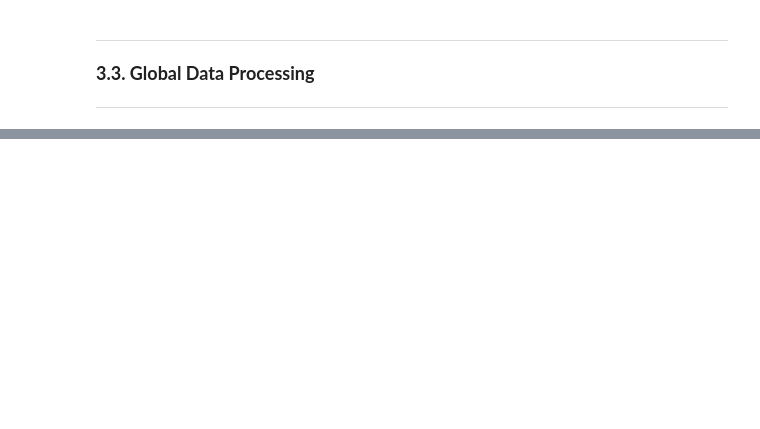
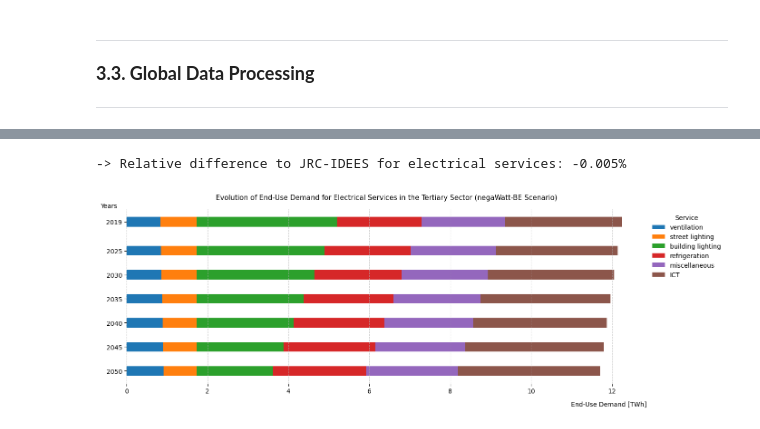
Before and after one commit to laterrea/negaWatt-BE, a Jupyter notebook: nW_BE_demand_model_buildings.ipynb, the cells around one changed output, grey strips where cells are left out. Drawn from its saved outputs; the diff is of its cells as text; code cells hidden in the pictures; blank space fills up the shorter version.

```diff
--- a/nW_BE_demand_model_buildings.ipynb
+++ b/nW_BE_demand_model_buildings.ipynb
@@ -1155,0 +1148,52 @@ dtype: float64
+# %%
+# Tertiary Sector - Electrical Energy Services
+ees_TS_tot = {
+    'ventilation':        linear_growth(2019,           ref_TS_ees_vnt*df_SUF["population [person]"][2019]          *1e-9,
+                                        2050,           trg_TS_ees_vnt*df_SUF["population [person]"][2050]          *1e-9, years), # [TWh] kWh/person * person
+    'street lighting':    linear_growth(2019,           ref_TS_ees_slt*df_SUF["population [person]"][2019]          *1e-9,
+                                        2050,           trg_TS_ees_slt*df_SUF["population [person]"][2050]          *1e-9, years), # [TWh] kWh/person * person
+    'building lighting':  linear_growth(2019,           ref_TS_ees_blt*df_SUF["population [person]"][2019]          *1e-9,
+                                        2050,           trg_TS_ees_blt*df_SUF["population [person]"][2050]          *1e-9, years), # [TWh] kWh/person * person
+    'refrigeration':      linear_growth(2019,           ref_TS_ees_frg*df_SUF["population [person]"][2019]          *1e-9,
+                                        2050,           trg_TS_ees_frg*df_SUF["population [person]"][2050]          *1e-9, years), # [TWh] kWh/person * person
+    'miscellaneous':      linear_growth(2019,           ref_TS_ees_msc*df_SUF["population [person]"][2019]          *1e-9,
+                                        2050,           trg_TS_ees_msc*df_SUF["population [person]"][2050]          *1e-9, years), # [TWh] kWh/person * person
+    'ICT':                linear_growth(2019,           ref_TS_ees_ict*df_SUF["population [person]"][2019]          *1e-9,
+                                        2050,           trg_TS_ees_ict*df_SUF["population [person]"][2050]          *1e-9, years), # [TWh] kWh/person * person
+}
+if post_process:
+    total_TWh  = sum(val[0] for val in ees_TS_tot.values())
+    total_ktoe = total_TWh*1e+3/ktoe_to_GWh
+    print(f'-> Relative difference to JRC-IDEES for electrical services: {round(100*(1052.489-total_ktoe)/1052.489,3)}%')
+    # === PLOT ===
+    df_ees_TS_tot = pd.DataFrame(ees_TS_tot, index=years)
+    dfes = df_ees_TS_tot
+    fig1, ax = plt.subplots(figsize=(14, 5))
+    bottom = np.zeros(len(dfes))
+    colors = plt.cm.tab10.colors # default matplotlib palette
+    # Thicker bars → control via height argument
+    bar_height = 2.0  # default is ~0.8; increase to 0.9–1.0 for thicker bars
+    for i, activity in enumerate(dfes.columns):
+        ax.barh(dfes.index, dfes[activity],
+                left=bottom, label=activity,
+                color=colors[i % len(colors)],
+                height=bar_height)
+        bottom += dfes[activity]
+    ax.set_xlabel("End-Use Demand [TWh]", fontsize=10, ha='right', va='top')
+    ax.xaxis.set_label_coords(1, -0.1)
+    ax.set_ylabel("Years", fontsize=10, rotation=0, ha='left', va='bottom')
+    ax.yaxis.set_label_coords(-0.05, 1)
+    ax.set_yticks(years)
+    ax.yaxis.set_inverted(True) # inverted axis with autoscaling
+    ax.set_title("Evolution of End-Use Demand for Electrical Services in the Tertiary Sector (negaWatt-BE Scenario)", fontsize=11, pad=15)
+    ax.legend(bbox_to_anchor=(1, 1), loc='upper left', title="Service", frameon=False)
+    ax.grid(axis='x', linestyle='--', alpha=0.6)
+    ax.spines['top'].set_visible(False)
+    ax.spines['right'].set_visible(False)
+    ax.spines['bottom'].set_visible(False)
+    ax.spines['left'].set_visible(False)
+    fig1.tight_layout()
+    plt.show()
+# %% [output]
+-> Relative difference to JRC-IDEES for electrical services: -0.005%
+[figure, added]
```
Also changed, not shown: parts of 41 cells of this notebook, 6 other files.
